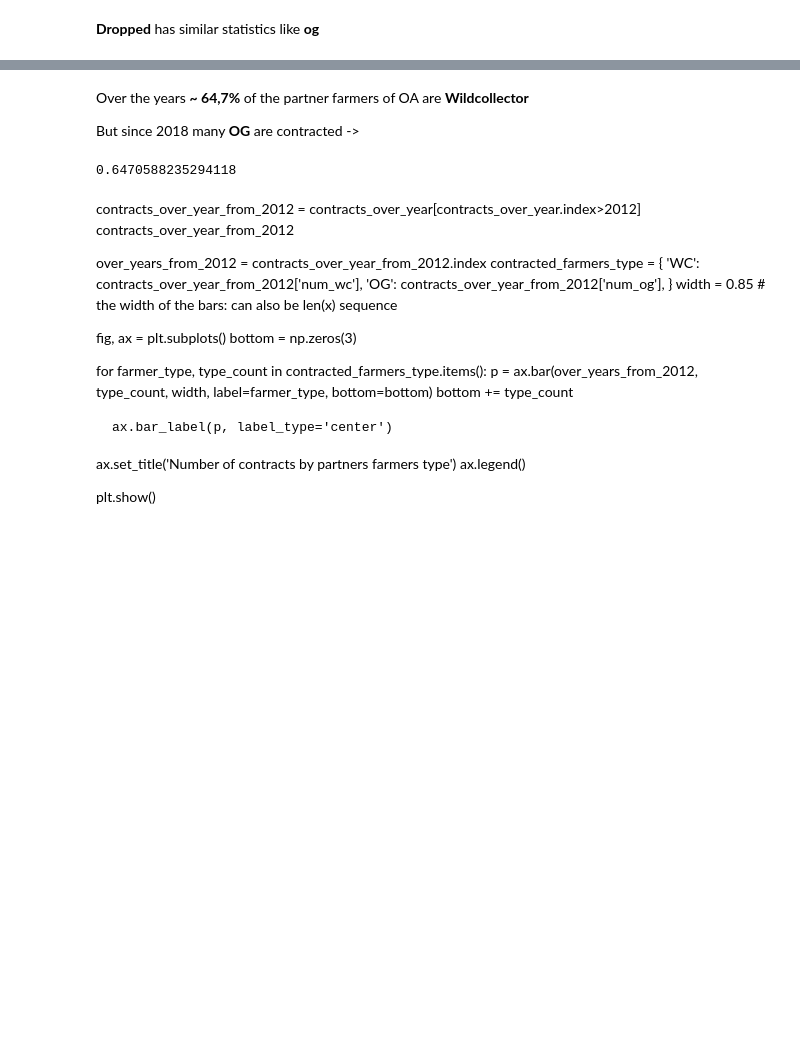
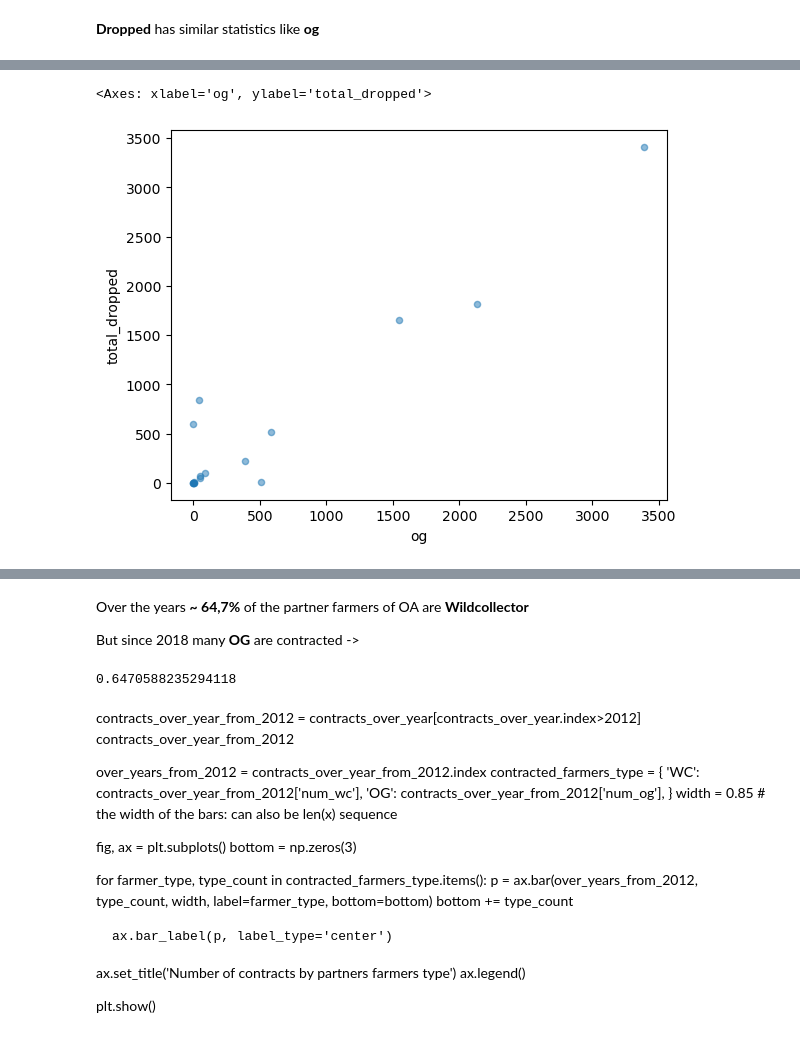
Before and after one commit to Capstone-OrganicAfrica/organic_zimbabwe_eda, a Jupyter notebook: analyze_contracts_over_years.ipynb, the cells around one changed output, grey strips where cells are left out. Saved outputs shown, nothing was run; the diff lists cells and outputs as text; code cells hidden in the pictures; blank space fills up the shorter version.

```diff
--- a/analyze_contracts_over_years.ipynb
+++ b/analyze_contracts_over_years.ipynb
@@ -136,3 +165,8 @@ contracts_over_year.describe()
+# %%
+contracts_over_year.plot.scatter(x='og', y='total_dropped', alpha=0.5)
+# %% [output]
+<Axes: xlabel='og', ylabel='total_dropped'>
+[figure, added]
 # %%
 def calc_distr(row):
      row['og'] = round(row['og']/row['total'], 4)
```
Also changed, not shown: parts of 32 cells of this notebook, 9 other files.
